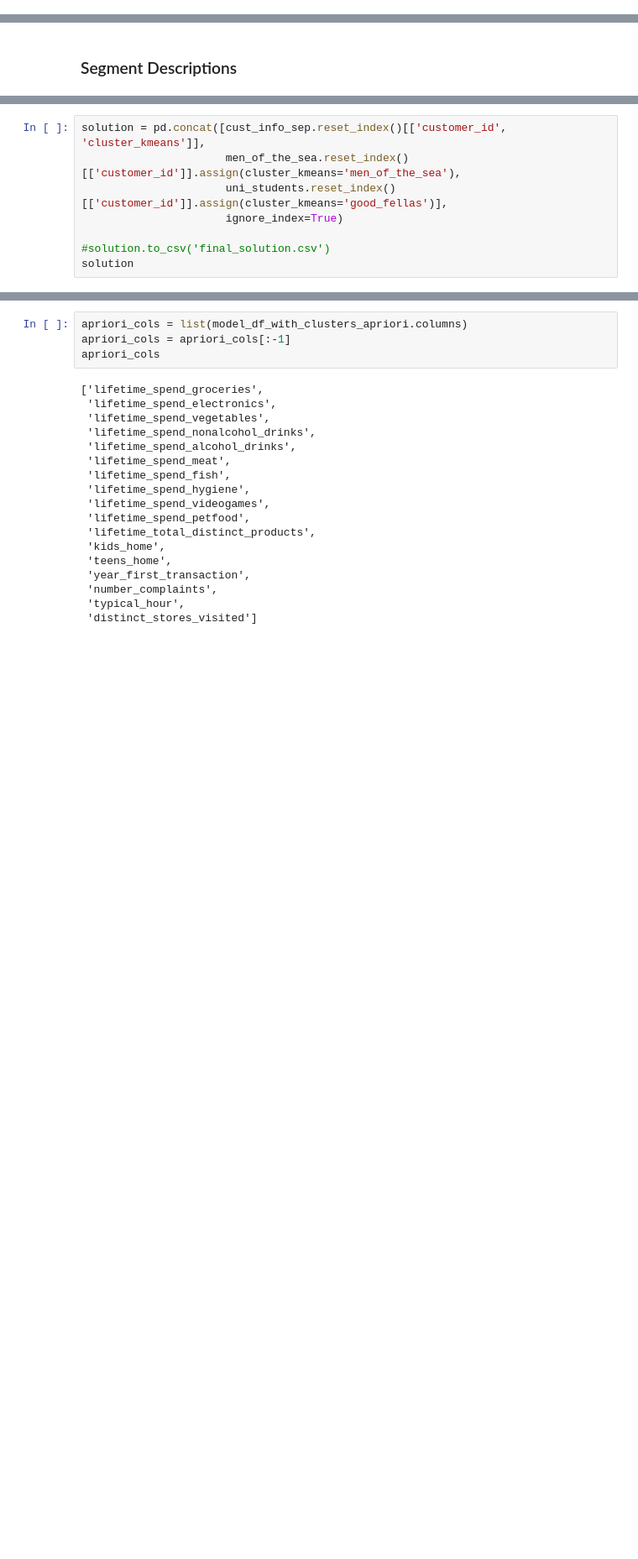
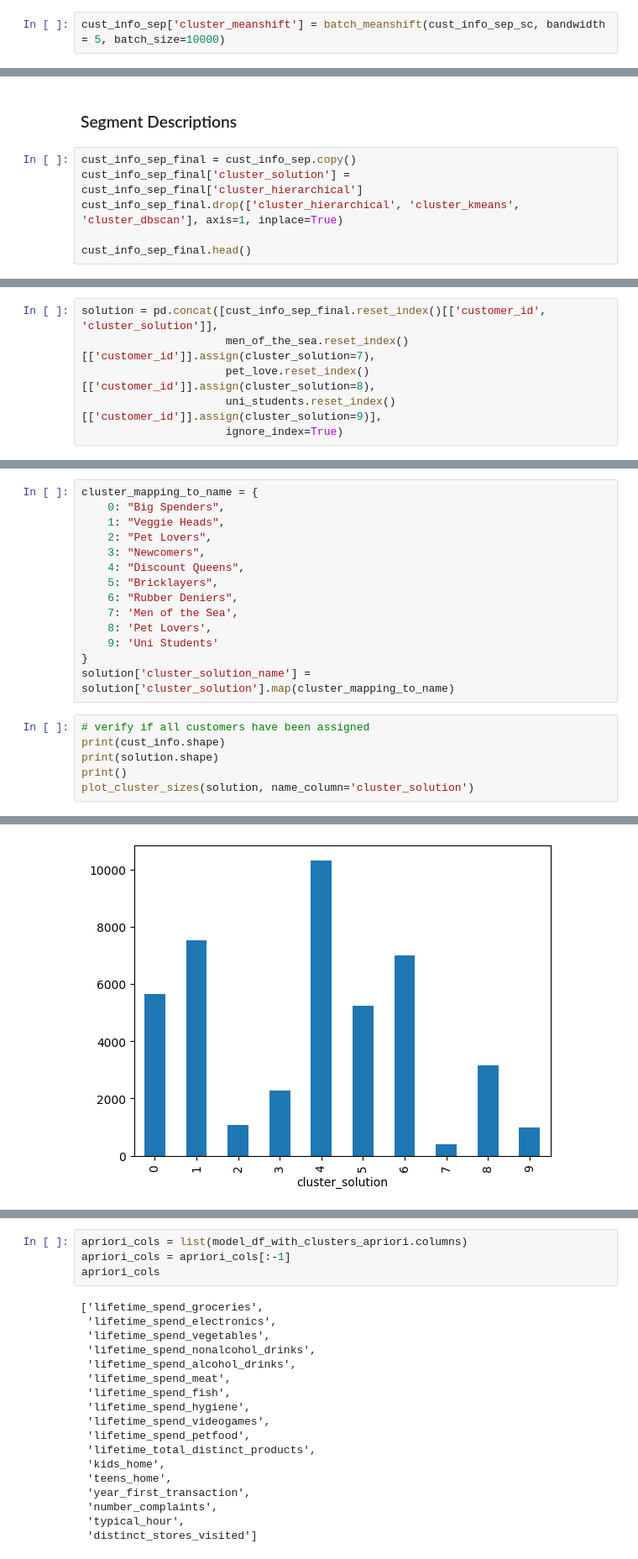
Before and after one commit to mitoma10110/ML2_Project, a Jupyter notebook: main copy.ipynb, the cells around one changed output, grey strips where cells are left out. Shown at 84% size. Drawn from its saved outputs; the diff is of its cells as text; blank space fills up the shorter version.

```diff
--- a/main copy.ipynb
+++ b/main copy.ipynb
@@ -565,0 +559,2 @@ Name: count, dtype: int64
+# %%
+cust_info_sep['cluster_meanshift'] = batch_meanshift(cust_info_sep_sc, bandwidth = 5, batch_size=10000)
@@ -594,3 +591,9 @@ apply_umap(cust_info_sep_sc, 'cluster_meanshift')
 [figure]
 # %% [markdown]
 ### Segment Descriptions
+# %%
+cust_info_sep_final = cust_info_sep.copy()
+cust_info_sep_final['cluster_solution'] = cust_info_sep_final['cluster_hierarchical']
+cust_info_sep_final.drop(['cluster_hierarchical', 'cluster_kmeans', 'cluster_dbscan'], axis=1, inplace=True)
+
+cust_info_sep_final.head()
@@ -597,8 +609,6 @@ apply_umap(cust_info_sep_sc, 'cluster_meanshift')
 # %%
-solution = pd.concat([cust_info_sep.reset_index()[['customer_id', 'cluster_kmeans']],
-                      men_of_the_sea.reset_index()[['customer_id']].assign(cluster_kmeans='men_of_the_sea'),
-                      uni_students.reset_index()[['customer_id']].assign(cluster_kmeans='good_fellas')],
+solution = pd.concat([cust_info_sep_final.reset_index()[['customer_id', 'cluster_solution']],
+                      men_of_the_sea.reset_index()[['customer_id']].assign(cluster_solution=7),
+                      pet_love.reset_index()[['customer_id']].assign(cluster_solution=8),
+                      uni_students.reset_index()[['customer_id']].assign(cluster_solution=9)],
                       ignore_index=True)
-
-#solution.to_csv('final_solution.csv')
-solution
@@ -637,0 +615,21 @@ model_df_with_clusters_apriori = pd.concat([cust_info_clust,
+# %%
+cluster_mapping_to_name = {
+    0: "Big Spenders",
+    1: "Veggie Heads",
+    2: "Pet Lovers",
+    3: "Newcomers",
+    4: "Discount Queens",
+    5: "Bricklayers",
+    6: "Rubber Deniers",
+    7: 'Men of the Sea',
+    8: 'Pet Lovers',
+    9: 'Uni Students'
+}
+solution['cluster_solution_name'] = solution['cluster_solution'].map(cluster_mapping_to_name)
+# %%
+# verify if all customers have been assigned
+print(cust_info.shape)
+print(solution.shape)
+print()
+plot_cluster_sizes(solution, name_column='cluster_solution')
+# %% [output]
@@ -637,0 +638 @@ model_df_with_clusters_apriori = pd.concat([cust_info_clust,
+[figure, added]
```
Also changed, not shown: parts of 32 cells of this notebook, 1 other file.
